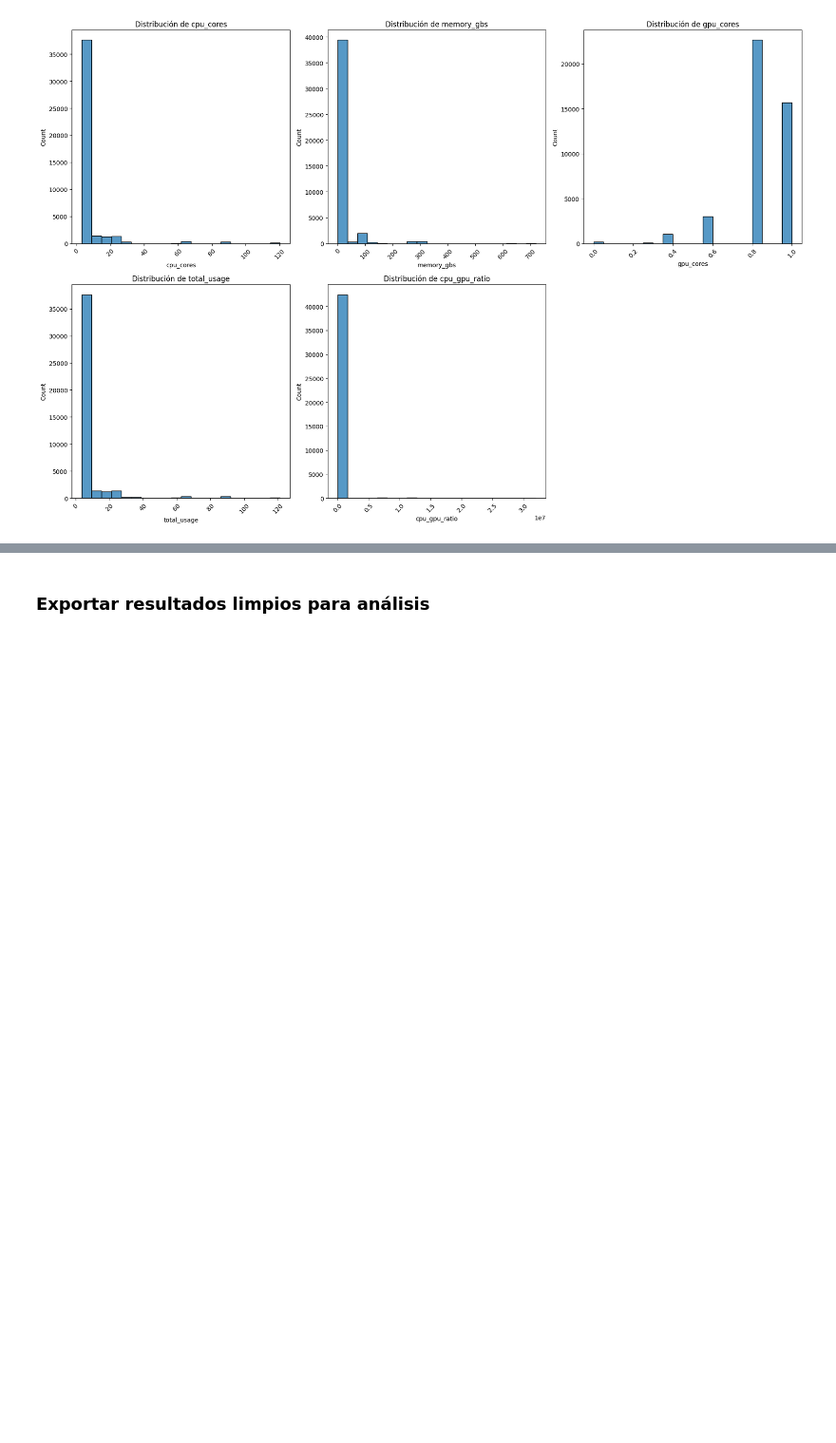
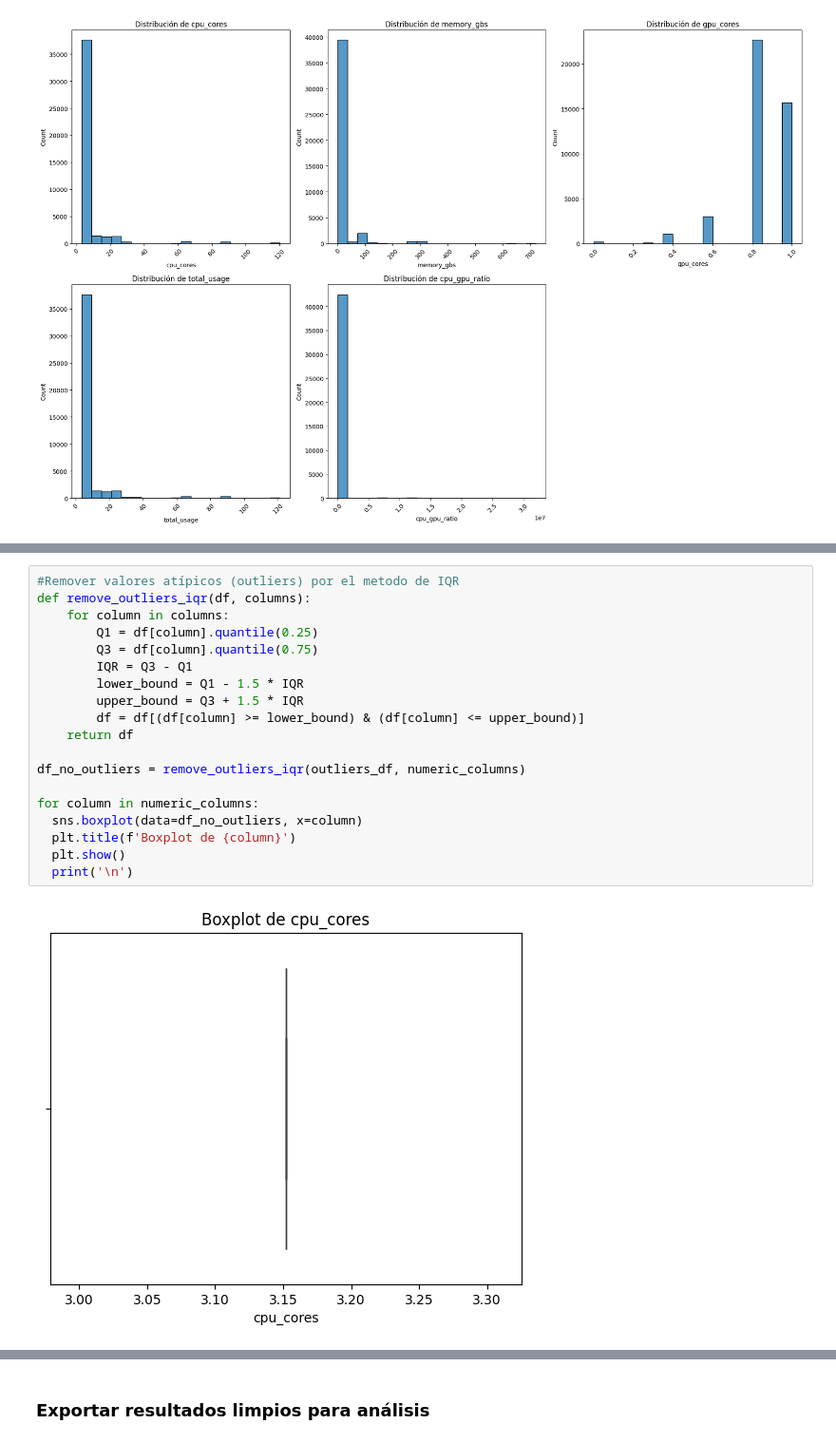
Before and after one commit to edegraciab/ma-modelos-predictivos-poyecto-final, a Jupyter notebook: notebook/01-DataPrep.ipynb, the cells around one changed output, grey strips where cells are left out. Shown at 95% size. Cells and saved outputs as stored; diff of their text form; blank space fills up the shorter version.

```diff
--- a/notebook/01-DataPrep.ipynb
+++ b/notebook/01-DataPrep.ipynb
@@ -193,0 +202,21 @@ plt.show()
+# %%
+#Remover valores atípicos (outliers) por el metodo de IQR
+def remove_outliers_iqr(df, columns):
+    for column in columns:
+        Q1 = df[column].quantile(0.25)
+        Q3 = df[column].quantile(0.75)
+        IQR = Q3 - Q1
+        lower_bound = Q1 - 1.5 * IQR
+        upper_bound = Q3 + 1.5 * IQR
+        df = df[(df[column] >= lower_bound) & (df[column] <= upper_bound)]
+    return df
+
+df_no_outliers = remove_outliers_iqr(outliers_df, numeric_columns)
+
+for column in numeric_columns:
+  sns.boxplot(data=df_no_outliers, x=column)
+  plt.title(f'Boxplot de {column}')
+  plt.show()
+  print('\n')
+# %% [output]
+[figure, added]
```
Also changed, not shown: parts of 10 cells of this notebook, 4 other files.
